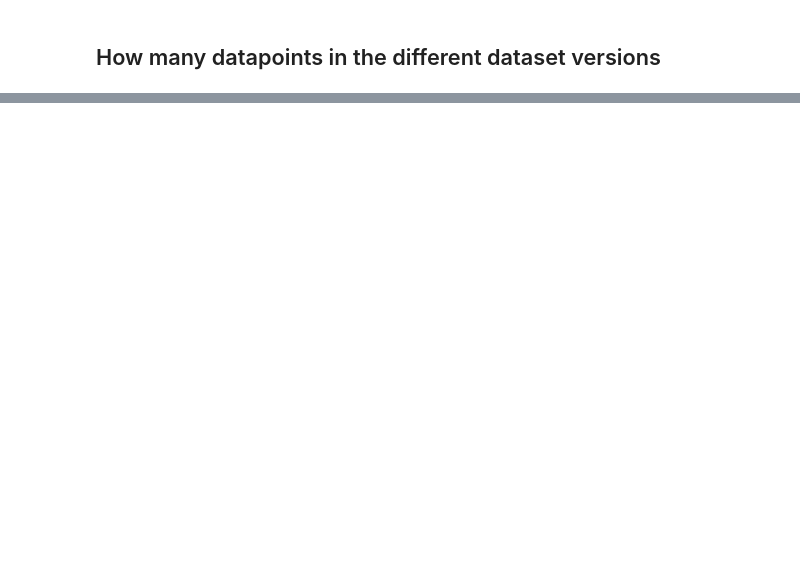
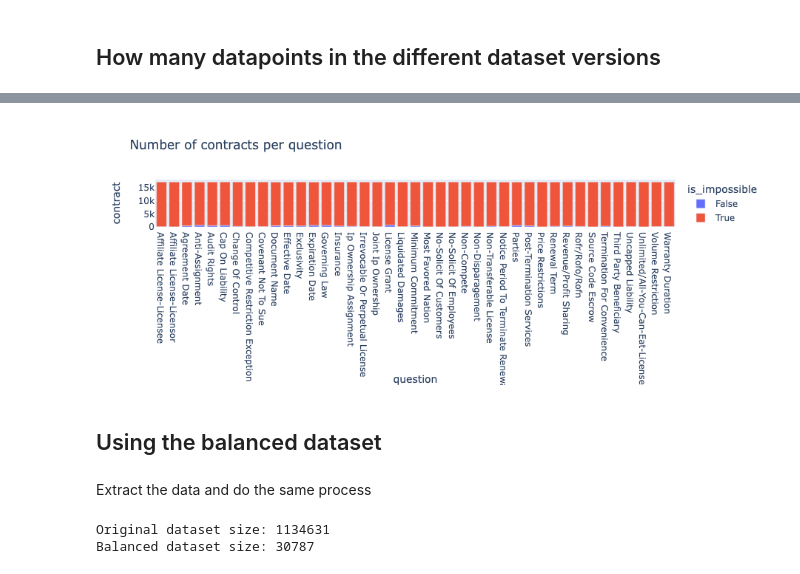
Before and after one commit to gustavhartz/transformers-legal-tasks, a Jupyter notebook: notebooks/Consistent Dataset - Features_Examples.ipynb, the cells around one changed output, grey strips where cells are left out. Saved outputs shown, nothing was run; the diff lists cells and outputs as text; code cells hidden in the pictures; blank space fills up the shorter version.

```diff
--- a/notebooks/Consistent Dataset - Features_Examples.ipynb
+++ b/notebooks/Consistent Dataset - Features_Examples.ipynb
@@ -148,0 +148,16 @@ px.bar(df_g, x='question', y='contract', color='is_impossible', title='Number of
+# %%
+# New dataset features
+features_new = torch.load('../cuad_training/cuad_lightning/out/dataset-name_CUAD_model-type_roberta_only-first-ans_False_doc-stride_256_dataset-type_train_train-file-version_train_non_sep_features')
+# %%
+data = []
+for feature in tqdm(features_new):
+    contract,question = feature.qas_id.split('__')
+
+    data.append([contract, question, feature.is_impossible])
+# %%
+df_2 = pd.DataFrame(data, columns=['contract', 'question','is_impossible'])
+df_2.to_csv('new_features.csv')
+# %%
+df_g_2 = df_2.groupby(['question','is_impossible']).count()
+df_g_2 = df_g_2.reset_index()
+df_g_2.head(5)
@@ -148,0 +171,6 @@ px.bar(df_g, x='question', y='contract', color='is_impossible', title='Number of
+# %%
+px.bar(df_g_2, x='question', y='contract', color='is_impossible', title='Number of contracts per question')
+# %% [output]
+[figure, added]
+# %% [markdown]
+## Using the balanced dataset
@@ -148,0 +226,10 @@ px.bar(df_g, x='question', y='contract', color='is_impossible', title='Number of
+# %% [markdown]
+Extract the data and do the same process
+# %%
+dataset_old=torch.load('../cuad_training/cuad_lightning/out/dataset-name_CUAD_model-type_roberta_only-first-ans_False_doc-stride_256_dataset-type_train_train-file-version_train_dataset')
+print("Original dataset size:", len(dataset_old))
+dataset_old_balanced = get_balanced_dataset(dataset_old)
+print("Balanced dataset size:", len(dataset_old_balanced))
+# %% [output]
+Original dataset size: 1134631
+Balanced dataset size: 30787
```
Also changed, not shown: parts of 22 cells of this notebook.
